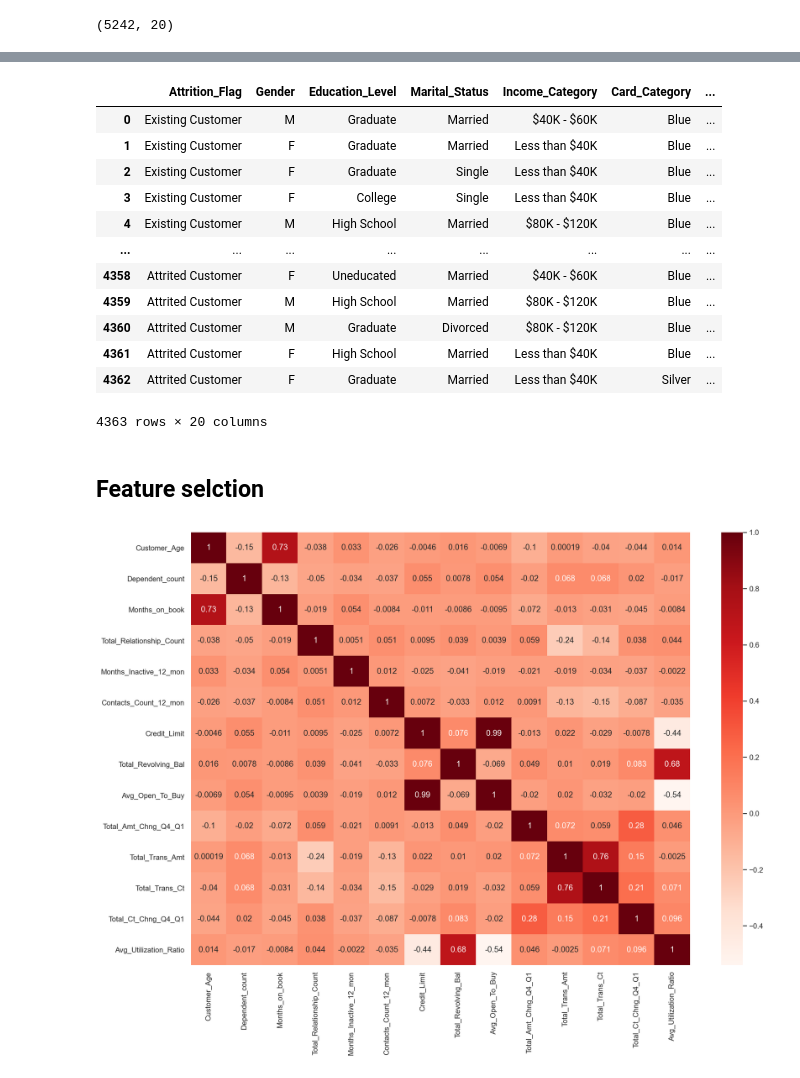
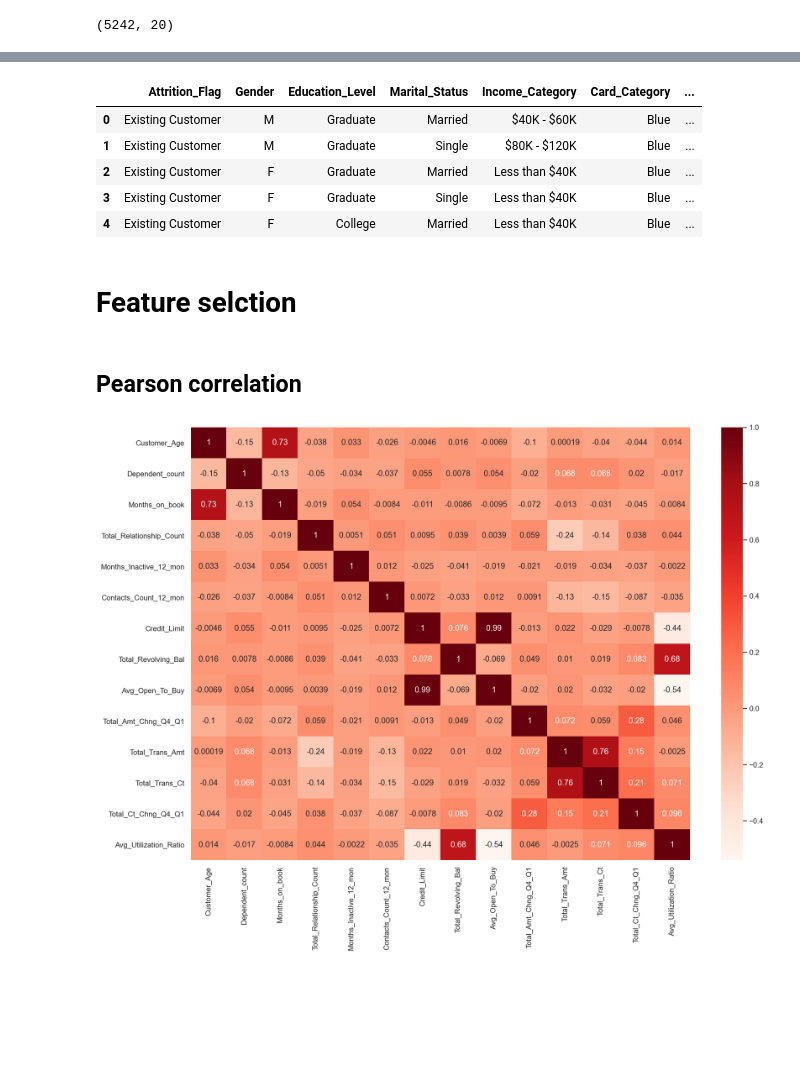
Before and after one commit to Alicisox/Bank-Churners, a Jupyter notebook: bank_churners.ipynb, the cells around one changed output, grey strips where cells are left out. Cells and saved outputs as stored; diff of their text form; code cells hidden in the pictures; blank space fills up the shorter version.

```diff
--- a/bank_churners.ipynb
+++ b/bank_churners.ipynb
@@ -105,20 +106,6 @@ def drop_unbalanced_ratio(df):
 
     return data
 
-# Chi-square test
-def Chi_square_test(df, target):
-    p_values = []
-    # Select only categorical columns
-    cat_feats = df.select_dtypes(exclude=['number']).drop(target,axis=1).copy()
-    for col_name in cat_feats.columns:
-        # pd.crosstab: get observed values
-        # Calculate p-values
-        stat, p, dof, expected = chi2_contingency(pd.crosstab(df[target], raw_data[col_name]))
-        # Store p-value for each column
-        p_values.append(p)
-    # Create DataFrame for holding p-values
-    return pd.DataFrame(data={'column name': cat_feats.columns,'p-value':p_values})
-
 def z_outlier_filter(df):
     """
     Filter outliner by statistic z score.
@@ -146,7 +133,7 @@ def z_outlier_filter(df):
 
 def ML_outlier_filter(df):
     """
-    Filter outlier by Isolation Forest
+    Filter outlier by Isolation Forest.
 
     Args:
     df: dataframe. The pandas dataframe that must contain only numeric values and not contain any missing values.
@@ -327,22 +406,17 @@ sns.histplot(removed_outlier['Total_Trans_Ct'], kde=True)
 # %%
 # Finished cleaning dataset
-removed_outlier
+removed_outlier.head()
 # %% [output]
 |  | Attrition_Flag | Gender | Education_Level | Marital_Status | Income_Category | Card_Category | ... |
 | 0 | Existing Customer | M | Graduate | Married | $40K - $60K | Blue | ... |
-| 1 | Existing Customer | F | Graduate | Married | Less than $40K | Blue | ... |
-| 2 | Existing Customer | F | Graduate | Single | Less than $40K | Blue | ... |
-| 3 | Existing Customer | F | College | Single | Less than $40K | Blue | ... |
-| 4 | Existing Customer | M | High School | Married | $80K - $120K | Blue | ... |
-| ... | ... | ... | ... | ... | ... | ... | ... |
-| 4358 | Attrited Customer | F | Uneducated | Married | $40K - $60K | Blue | ... |
-| 4359 | Attrited Customer | M | High School | Married | $80K - $120K | Blue | ... |
-| 4360 | Attrited Customer | M | Graduate | Divorced | $80K - $120K | Blue | ... |
-| 4361 | Attrited Customer | F | High School | Married | Less than $40K | Blue | ... |
-| 4362 | Attrited Customer | F | Graduate | Married | Less than $40K | Silver | ... |
+| 1 | Existing Customer | M | Graduate | Single | $80K - $120K | Blue | ... |
+| 2 | Existing Customer | F | Graduate | Married | Less than $40K | Blue | ... |
+| 3 | Existing Customer | F | Graduate | Single | Less than $40K | Blue | ... |
+| 4 | Existing Customer | F | College | Married | Less than $40K | Blue | ... |
-4363 rows × 20 columns
 # %% [markdown]
-## Feature selction
+# Feature selction
+# %% [markdown]
+## Pearson correlation
 # %%
 # Pearson correlation
 plot_pearson_corrs(removed_outlier.select_dtypes(include=['number']),15,12)
```
Also changed, not shown: parts of 78 cells of this notebook.
